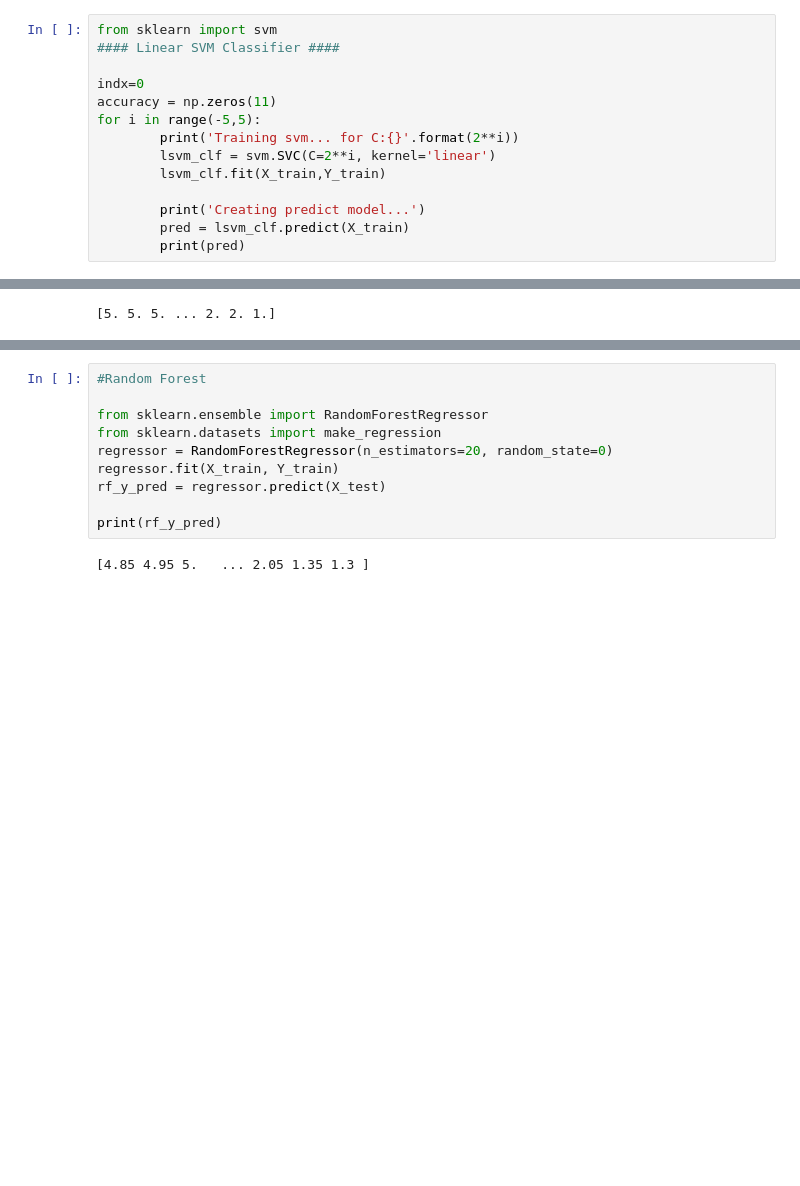
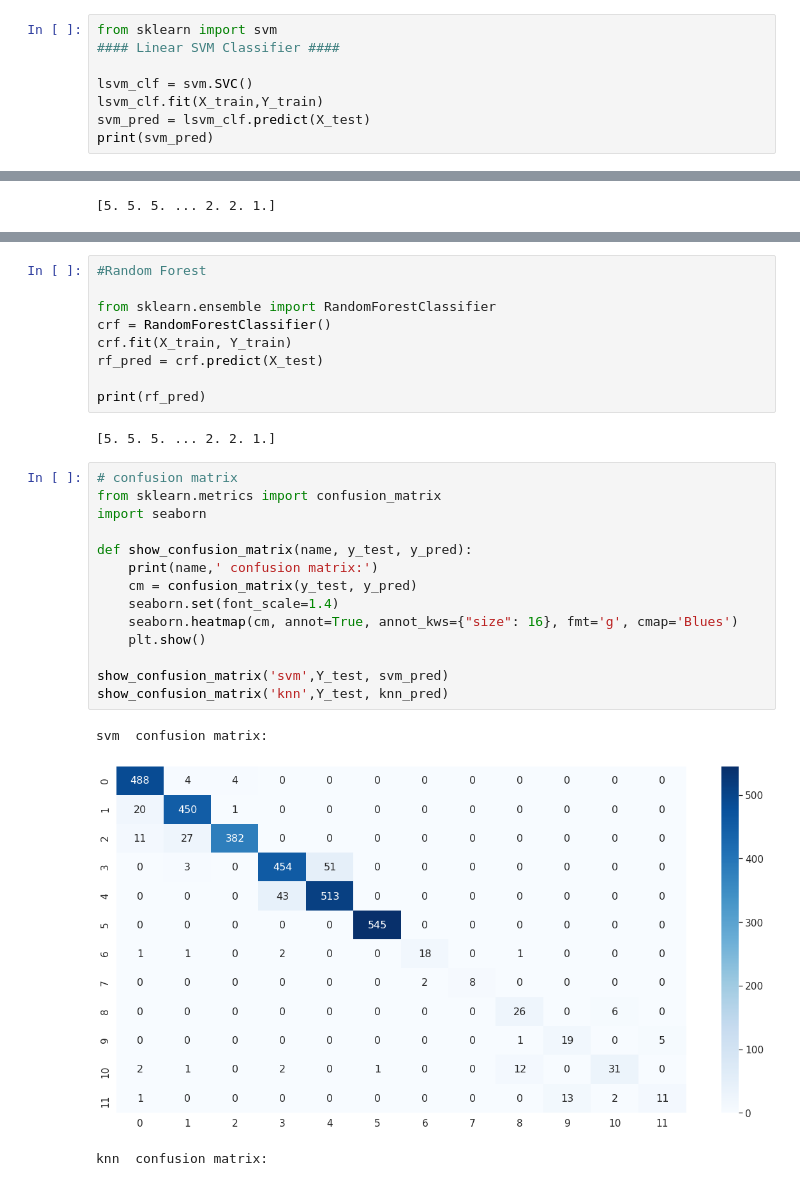
Before and after one commit to JSandomierz/AED_LAB, a Jupyter notebook: starter.ipynb, the cells around one changed output, grey strips where cells are left out. Saved outputs shown, nothing was run; the diff lists cells and outputs as text; blank space fills up the shorter version.

Commit message:
lab3 confusion matrix

```diff
--- a/starter.ipynb
+++ b/starter.ipynb
@@ -20,14 +25,8 @@ print(Y_test)
 from sklearn import svm
 #### Linear SVM Classifier ####
 
-indx=0
-accuracy = np.zeros(11)
-for i in range(-5,5):
-        print('Training svm... for C:{}'.format(2**i))
-        lsvm_clf = svm.SVC(C=2**i, kernel='linear')
-        lsvm_clf.fit(X_train,Y_train)
-
-        print('Creating predict model...')
-        pred = lsvm_clf.predict(X_train)
-        print(pred)
+lsvm_clf = svm.SVC()
+lsvm_clf.fit(X_train,Y_train)
+svm_pred = lsvm_clf.predict(X_test)
+print(svm_pred)
 # %% [output]
@@ -79,12 +60,29 @@ print(dt_y_pred)
 # %%
 #Random Forest
 
-from sklearn.ensemble import RandomForestRegressor
-from sklearn.datasets import make_regression
-regressor = RandomForestRegressor(n_estimators=20, random_state=0)
-regressor.fit(X_train, Y_train)
-rf_y_pred = regressor.predict(X_test)
+from sklearn.ensemble import RandomForestClassifier
+crf = RandomForestClassifier()
+crf.fit(X_train, Y_train)
+rf_pred = crf.predict(X_test)
 
-print(rf_y_pred)
+print(rf_pred)
 # %% [output]
-[4.85 4.95 5.   ... 2.05 1.35 1.3 ]
+[5. 5. 5. ... 2. 2. 1.]
+# %%
+# confusion matrix
+from sklearn.metrics import confusion_matrix
+import seaborn
+
+def show_confusion_matrix(name, y_test, y_pred):
+    print(name,' confusion matrix:')
+    cm = confusion_matrix(y_test, y_pred)
+    seaborn.set(font_scale=1.4)
+    seaborn.heatmap(cm, annot=True, annot_kws={"size": 16}, fmt='g', cmap='Blues')
+    plt.show()
+
+show_confusion_matrix('svm',Y_test, svm_pred)
+show_confusion_matrix('knn',Y_test, knn_pred)
+# %% [output]
+svm  confusion matrix:
+[figure, added]
+knn  confusion matrix:
```
Also changed, not shown: parts of 5 cells of this notebook.
